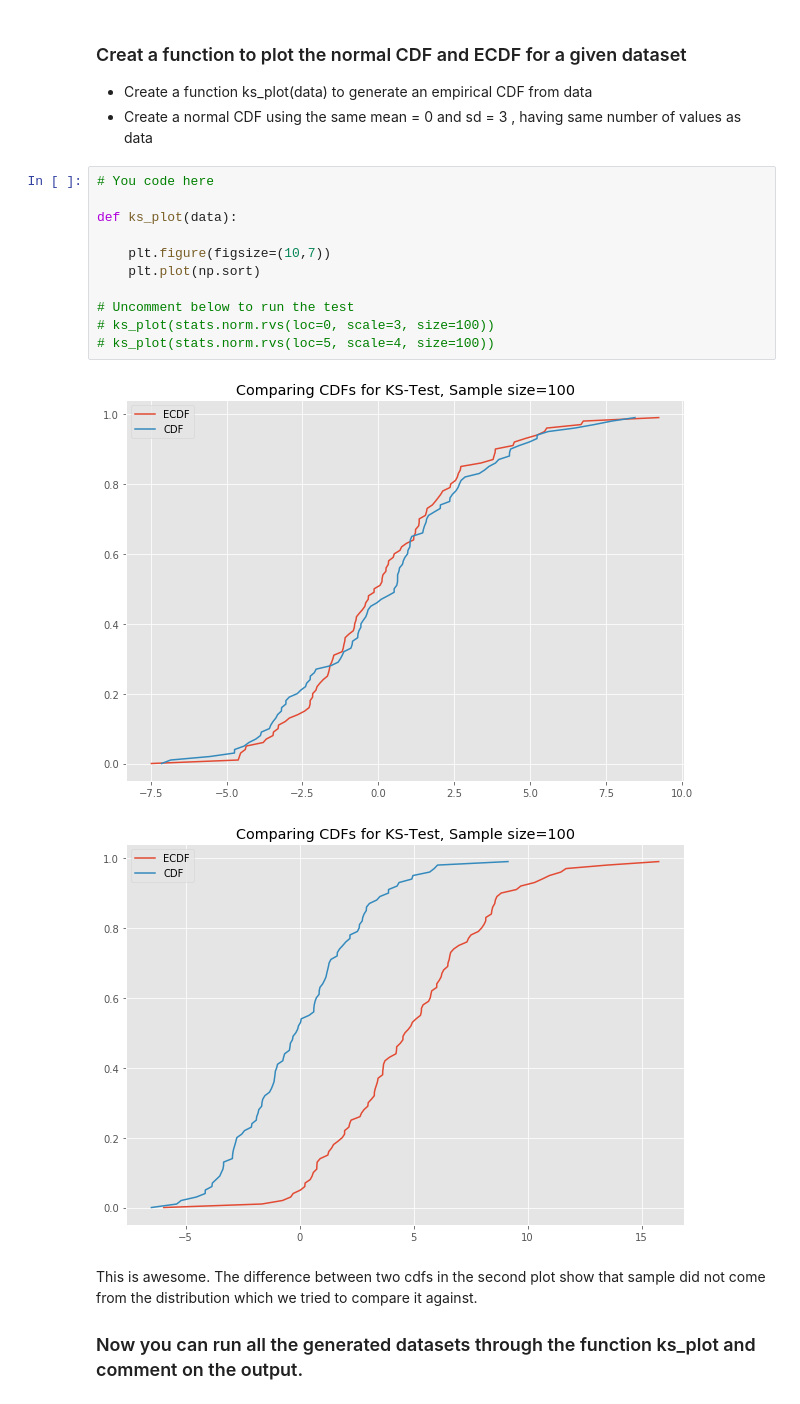
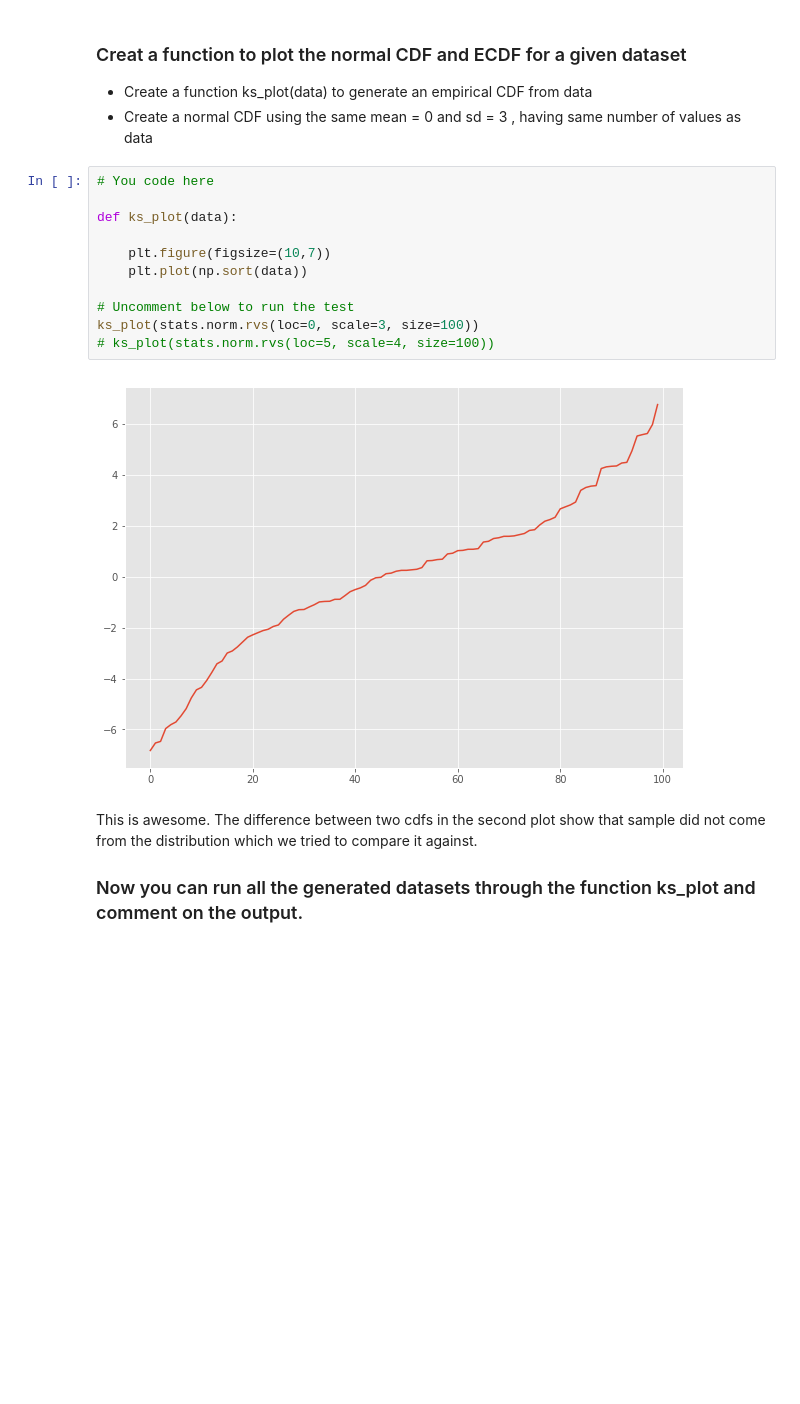
Before and after one commit to allaccountstaken/dsc-komogorov-smirnov-test-lab-dc-ds-060319, a Jupyter notebook: index.ipynb, the cells around one changed output. Saved outputs shown, nothing was run; the diff lists cells and outputs as text; blank space fills up the shorter version.

```diff
--- a/index.ipynb
+++ b/index.ipynb
@@ -78,17 +78,16 @@ x_1000
 # %%
 # You code here
 
 def ks_plot(data):
 
     plt.figure(figsize=(10,7))
-    plt.plot(np.sort)
+    plt.plot(np.sort(data))
 
 # Uncomment below to run the test
-# ks_plot(stats.norm.rvs(loc=0, scale=3, size=100))
+ks_plot(stats.norm.rvs(loc=0, scale=3, size=100))
 # ks_plot(stats.norm.rvs(loc=5, scale=4, size=100))
 # %% [output]
-[figure, old version]
+[figure, new version]
-[figure, removed]
 # %% [markdown]
 This is awesome. The difference between two cdfs in the second plot show that sample did not come from the distribution which we tried to compare it against.
 
```
